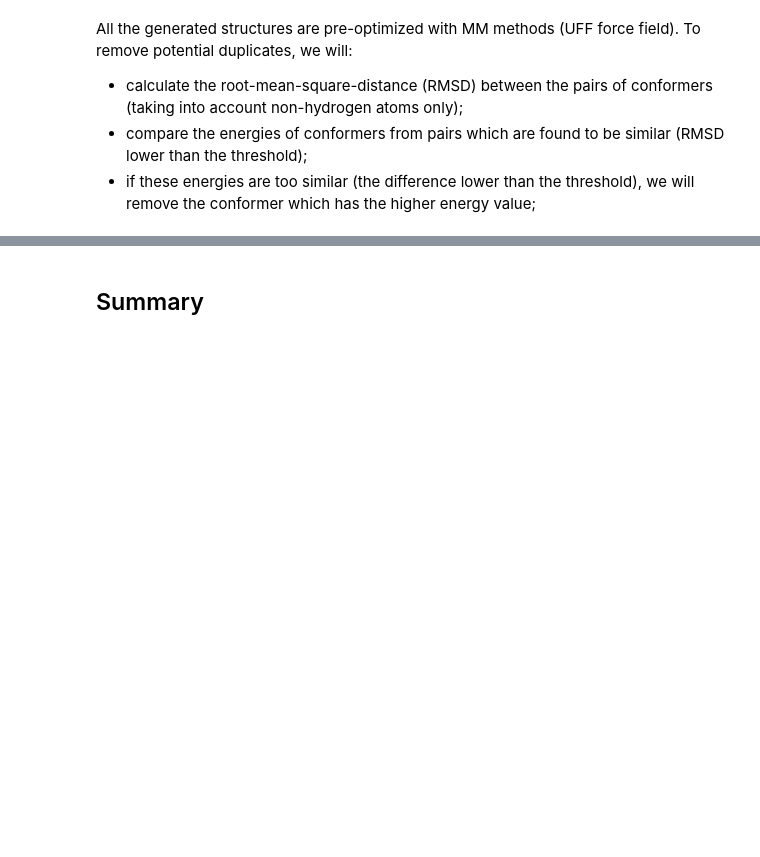
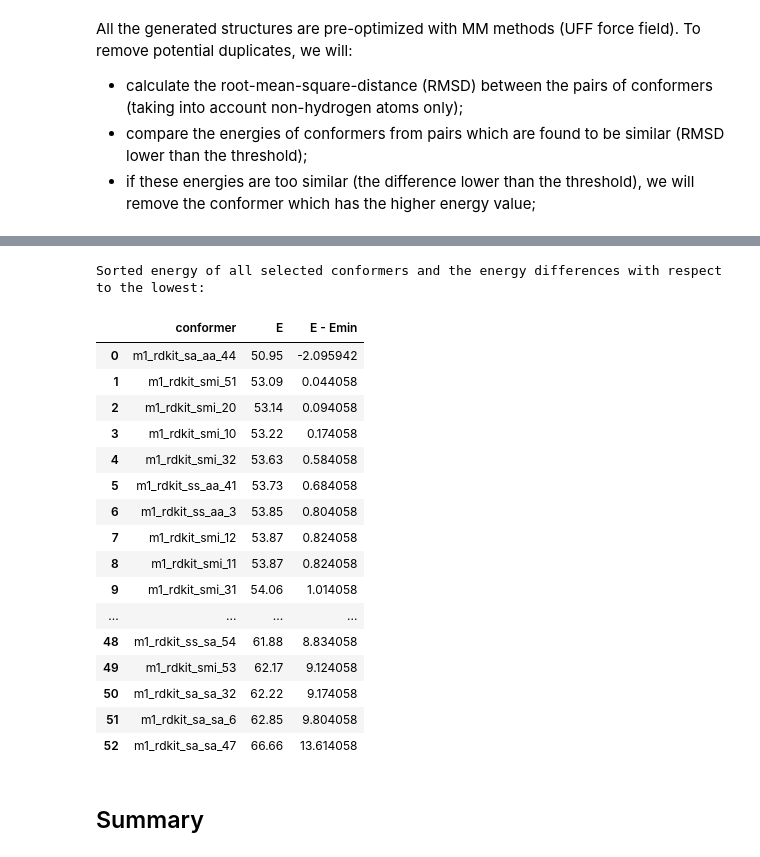
Before and after one commit to gosiao/icho-notebooks, a Jupyter notebook: conformers_m1.ipynb, the cells around one changed output, grey strips where cells are left out. Saved outputs shown, nothing was run; the diff lists cells and outputs as text; code cells hidden in the pictures; blank space fills up the shorter version.

```diff
--- a/conformers_m1.ipynb
+++ b/conformers_m1.ipynb
@@ -428,3 +470,33 @@ p_rdkit.show()
+# %%
+print("Sorted energy of all selected conformers and the energy differences with respect to the lowest:")
+energy_rdkit_sorted = sorted(energy_m1_rdkit.items(), key=lambda x: x[1])
+energy_rdkit_diff = []
+e_rdkit_min = energy_rdkit_sorted[0][1]
+for e in energy_rdkit_sorted:
+    e_diff = e[1] - e_rdkit_min
+    energy_rdkit_diff.append([e[0], e[1], e_diff])
+
+e_rdkit_df = pd.DataFrame(energy_rdkit_diff, columns=["conformer", "E", "E - Emin"])
+e_rdkit_df
+# %% [output]
+Sorted energy of all selected conformers and the energy differences with respect to the lowest:
+|  | conformer | E | E - Emin |
+| 0 | m1_rdkit_sa_aa_44 | 50.95 | -2.095942 |
+| 1 | m1_rdkit_smi_51 | 53.09 | 0.044058 |
+| 2 | m1_rdkit_smi_20 | 53.14 | 0.094058 |
+| 3 | m1_rdkit_smi_10 | 53.22 | 0.174058 |
+| 4 | m1_rdkit_smi_32 | 53.63 | 0.584058 |
+| 5 | m1_rdkit_ss_aa_41 | 53.73 | 0.684058 |
+| 6 | m1_rdkit_ss_aa_3 | 53.85 | 0.804058 |
+| 7 | m1_rdkit_smi_12 | 53.87 | 0.824058 |
+| 8 | m1_rdkit_smi_11 | 53.87 | 0.824058 |
+| 9 | m1_rdkit_smi_31 | 54.06 | 1.014058 |
+| ... | ... | ... | ... |
+| 48 | m1_rdkit_ss_sa_54 | 61.88 | 8.834058 |
+| 49 | m1_rdkit_smi_53 | 62.17 | 9.124058 |
+| 50 | m1_rdkit_sa_sa_32 | 62.22 | 9.174058 |
+| 51 | m1_rdkit_sa_sa_6 | 62.85 | 9.804058 |
+| 52 | m1_rdkit_sa_sa_47 | 66.66 | 13.614058 |
 # %% [markdown]
 ## Summary
 # %% [markdown]
```
Also changed, not shown: parts of 12 cells of this notebook.
